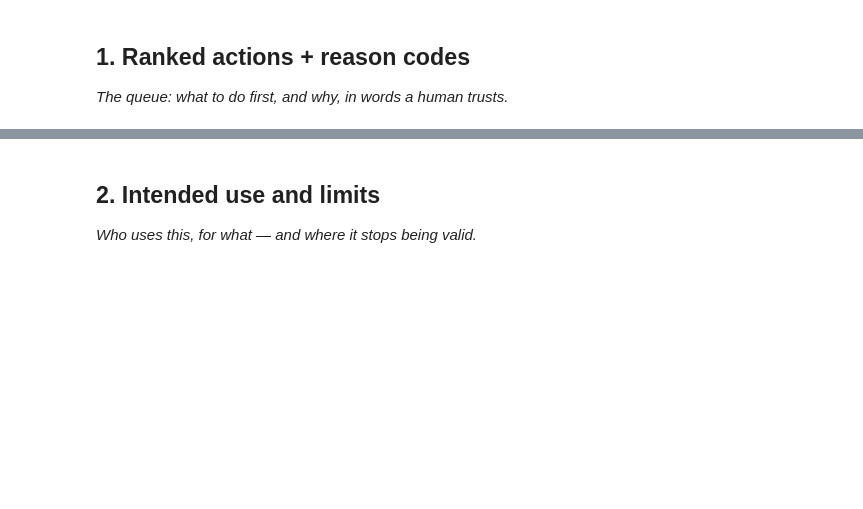
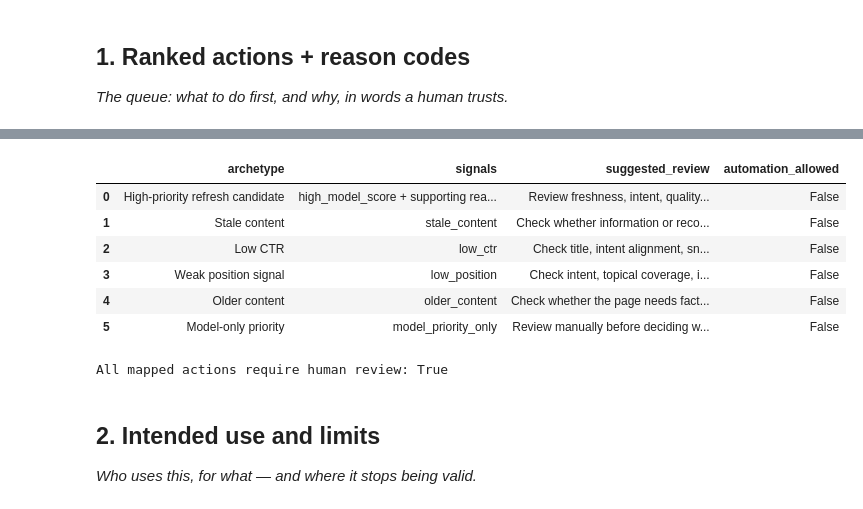
Before and after one commit to qurban-12/ML_internship_Qurban, a Jupyter notebook: work/notebooks/w07_action_playbook.ipynb, the cells around one changed output, grey strips where cells are left out. Cells and saved outputs as stored; diff of their text form; code cells hidden in the pictures; blank space fills up the shorter version.

```diff
--- a/work/notebooks/w07_action_playbook.ipynb
+++ b/work/notebooks/w07_action_playbook.ipynb
@@ -16,3 +408,57 @@ This skeleton is yours to fill. Work the sections **in order** — each one has
+# %%
+# Archetype → action mapping used for human review.
+
+archetype_actions = pd.DataFrame([
+    {
+        "archetype": "High-priority refresh candidate",
+        "signals": "high_model_score + supporting reason code",
+        "suggested_review": "Review freshness, intent, quality, and recent performance",
+        "automation_allowed": False
+    },
+    {
+        "archetype": "Stale content",
+        "signals": "stale_content",
+        "suggested_review": "Check whether information or recommendations are outdated",
+        "automation_allowed": False
+    },
+    {
+        "archetype": "Low CTR",
+        "signals": "low_ctr",
+        "suggested_review": "Check title, intent alignment, snippet relevance, and SERP context",
+        "automation_allowed": False
+    },
+    {
+        "archetype": "Weak position signal",
+        "signals": "low_position",
+        "suggested_review": "Check intent, topical coverage, internal links, and competition",
+        "automation_allowed": False
+    },
+    {
+        "archetype": "Older content",
+        "signals": "older_content",
+        "suggested_review": "Check whether the page needs factual or structural updates",
+        "automation_allowed": False
+    },
+    {
+        "archetype": "Model-only priority",
+        "signals": "model_priority_only",
+        "suggested_review": "Review manually before deciding whether action is justified",
+        "automation_allowed": False
+    }
+])
+
+display(archetype_actions)
+print("All mapped actions require human review:",
+      (~archetype_actions["automation_allowed"]).all())
+# %% [output]
+|  | archetype | signals | suggested_review | automation_allowed |
+| 0 | High-priority refresh candidate | high_model_score + supporting rea... | Review freshness, intent, quality... | False |
+| 1 | Stale content | stale_content | Check whether information or reco... | False |
+| 2 | Low CTR | low_ctr | Check title, intent alignment, sn... | False |
+| 3 | Weak position signal | low_position | Check intent, topical coverage, i... | False |
+| 4 | Older content | older_content | Check whether the page needs fact... | False |
+| 5 | Model-only priority | model_priority_only | Review manually before deciding w... | False |
+All mapped actions require human review: True
 # %% [markdown]
 ## 2. Intended use and limits
 
```
Also changed, not shown: parts of 20 cells of this notebook.
